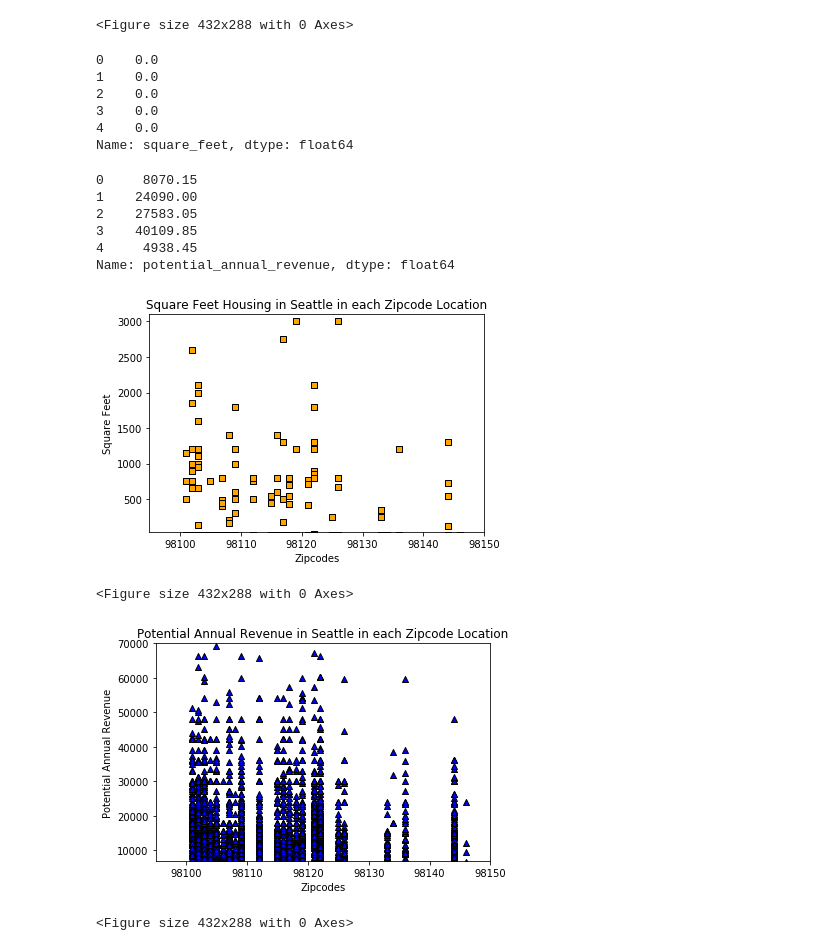
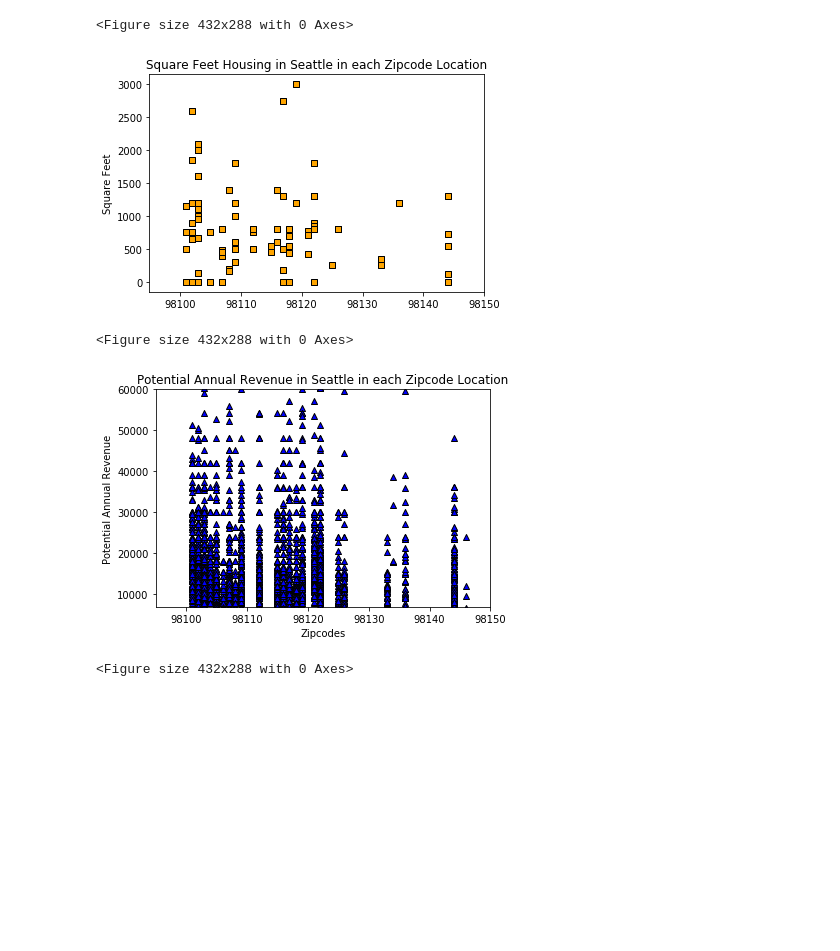
Before and after one commit to ericcheechee/ProjectBeta, a Jupyter notebook: Graphs.ipynb, the cells around one changed output. Cells and saved outputs as stored; diff of their text form; code cells hidden in the pictures; blank space fills up the shorter version.

Commit message:
Final Graphs Update

```diff
--- a/Graphs.ipynb
+++ b/Graphs.ipynb
@@ -53,49 +65,34 @@ plt.savefig("Reviews_Vs_Zipcode.png")
 # %% [output]
 [figure]
 <Figure size 432x288 with 0 Axes>
-# %%
-square_feet= merged_df["square_feet"]
-square_feet.head()
-# %% [output]
-0    0.0
-1    0.0
-2    0.0
-3    0.0
-4    0.0
-Name: square_feet, dtype: float64
-# %%
-potential_annual_revenue = merged_df["potential_annual_revenue"]
-potential_annual_revenue.head()
-# %% [output]
-0     8070.15
-1    24090.00
-2    27583.05
-3    40109.85
-4     4938.45
-Name: potential_annual_revenue, dtype: float64
+# %%
+new_df = merged_df.dropna()
+square_feet_1 = new_df["square_feet"]
+# %%
+potential_annual_revenue_1 = new_df["potential_annual_revenue"]
+zipcode_1 = new_df["zipcode"]
 # %%
-plt.scatter(zipcode,square_feet,marker="s", facecolors="orange",
+plt.scatter(zipcode_1,square_feet,marker="s", facecolors="orange",
            edgecolors="black",alpha=1)
 plt.title("Square Feet Housing in Seattle in each Zipcode Location")
-plt.xlabel("Zipcodes")
+plt.xlim(98095,98150)
 plt.ylabel("Square Feet")
-plt.xlim(98095,98150)
-plt.ylim(40, 3100)
 plt.show()
 plt.savefig("Square_Feet_Housing.png")
 # %% [output]
-[figure, old version]
+[figure, new version]
 <Figure size 432x288 with 0 Axes>
 # %%
+potential_annual_revenue = merged_df["potential_annual_revenue"]
 plt.scatter(zipcode,potential_annual_revenue,marker="^", facecolors="blue",
            edgecolors="black")
 plt.title("Potential Annual Revenue in Seattle in each Zipcode Location")
 plt.xlabel("Zipcodes")
 plt.ylabel("Potential Annual Revenue")
 plt.xlim(98095,98150)
-plt.ylim(7000, 70000)
+plt.ylim(7000, 60000)
 plt.show()
 plt.savefig("Potential_Annual_Revenue.png")
 # %% [output]
-[figure, old version]
+[figure, new version]
 <Figure size 432x288 with 0 Axes>
```
Also changed, not shown: parts of 14 cells of this notebook, 4 other files.
